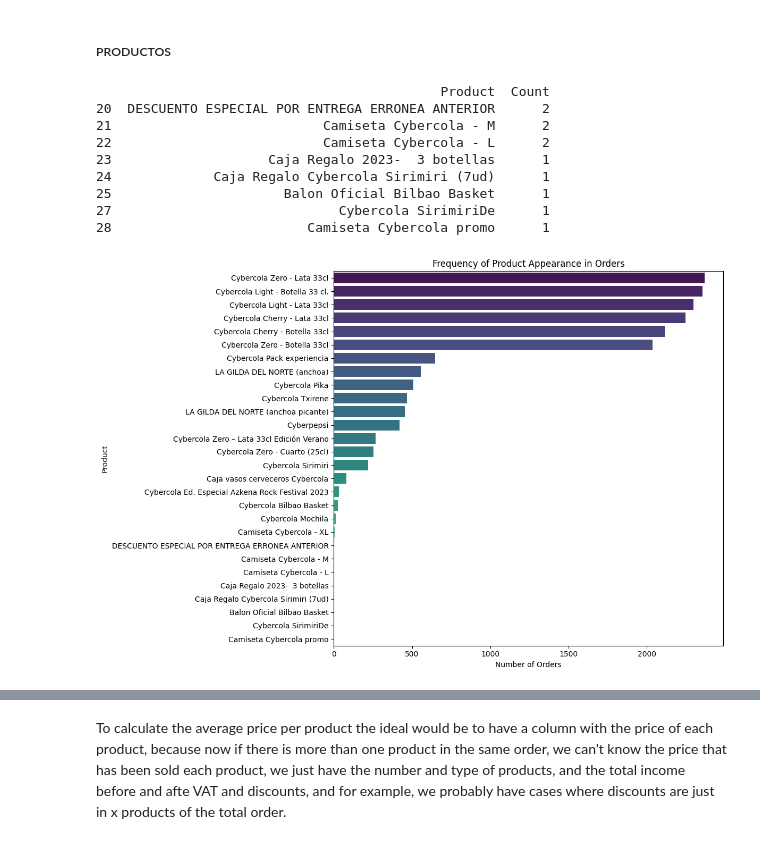
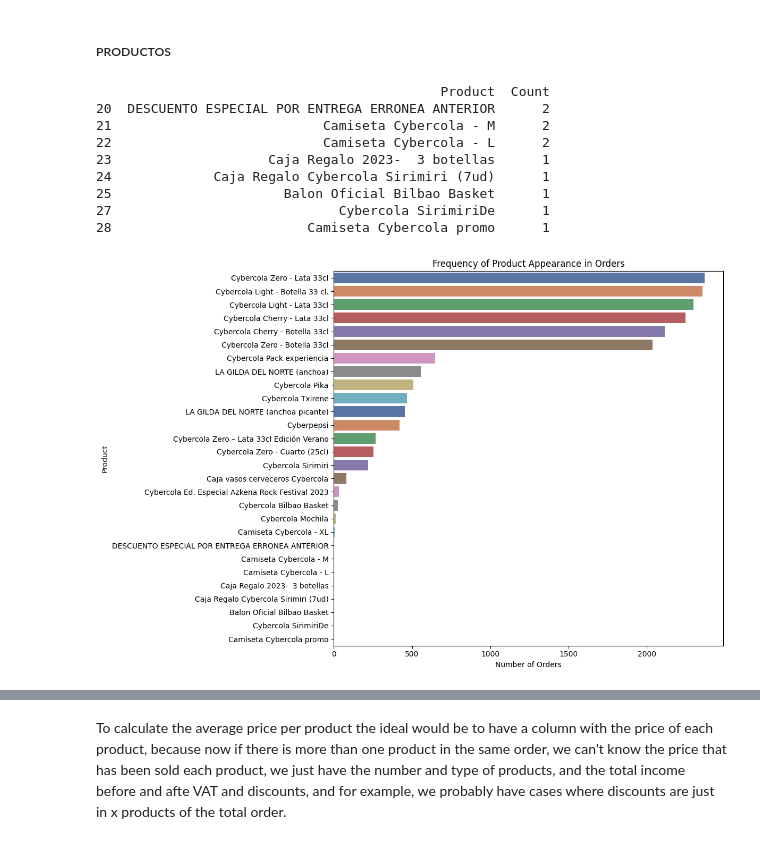
Before and after one commit to enricchust/entrevista_cyberclick, a Jupyter notebook: main.ipynb, the cells around one changed output, grey strips where cells are left out. Drawn from its saved outputs; the diff is of its cells as text; code cells hidden in the pictures.

```diff
--- a/main.ipynb
+++ b/main.ipynb
@@ -384,32 +447,32 @@ def clean_product_name(product):
         return re.sub(r'^\d+\s*[×x]\s*', '', product).strip()
     return product
 
 allProductsCleaned = allProducts.apply(clean_product_name) # Apply to each row
 
 # Count the frequency of each product
 productCounts = allProductsCleaned.value_counts().reset_index()
 productCounts.columns = ['Product', 'Count']
 # Manually remove the product entry with '-114× Cyberpepsi'
 productCountsCleaned = productCounts[productCounts['Product'] != '-114× Cyberpepsi']
 print(productCountsCleaned.tail(8))
 
 # Visualization sorted
 productCounts_sorted = productCountsCleaned.sort_values(by='Count', ascending=False)
 plt.figure(figsize=(12, 8))
-sns.barplot(data=productCounts_sorted, x='Count', y='Product', hue='Product', dodge=False, palette='viridis', legend=False)
+sns.barplot(data=productCounts_sorted, x='Count', y='Product', hue='Product', dodge=False, palette='deep', legend=False)
 plt.xlabel('Number of Orders')
 plt.ylabel('Product')
 plt.title('Frequency of Product Appearance in Orders')
 plt.tight_layout()
 plt.show()
 # %% [output]
                                             Product  Count
 20  DESCUENTO ESPECIAL POR ENTREGA ERRONEA ANTERIOR      2
 21                           Camiseta Cybercola - M      2
 22                           Camiseta Cybercola - L      2
 23                    Caja Regalo 2023-  3 botellas      1
 24             Caja Regalo Cybercola Sirimiri (7ud)      1
 25                      Balon Oficial Bilbao Basket      1
 27                             Cybercola SirimiriDe      1
 28                         Camiseta Cybercola promo      1
-[figure, old version]
+[figure, new version]
```
Also changed, not shown: parts of 13 cells of this notebook, 9 other files.
